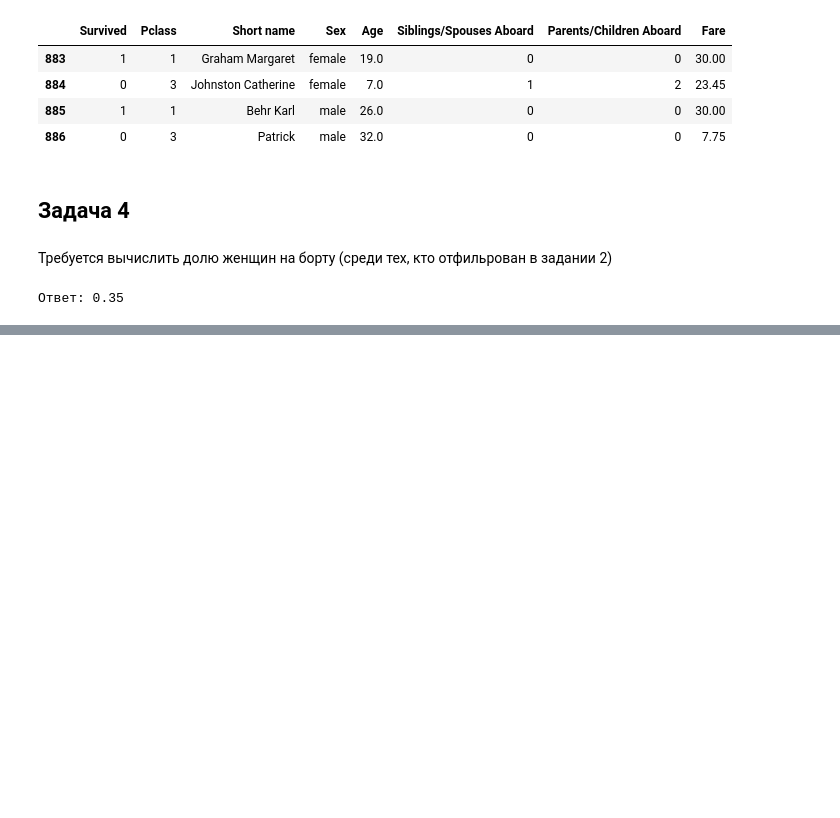
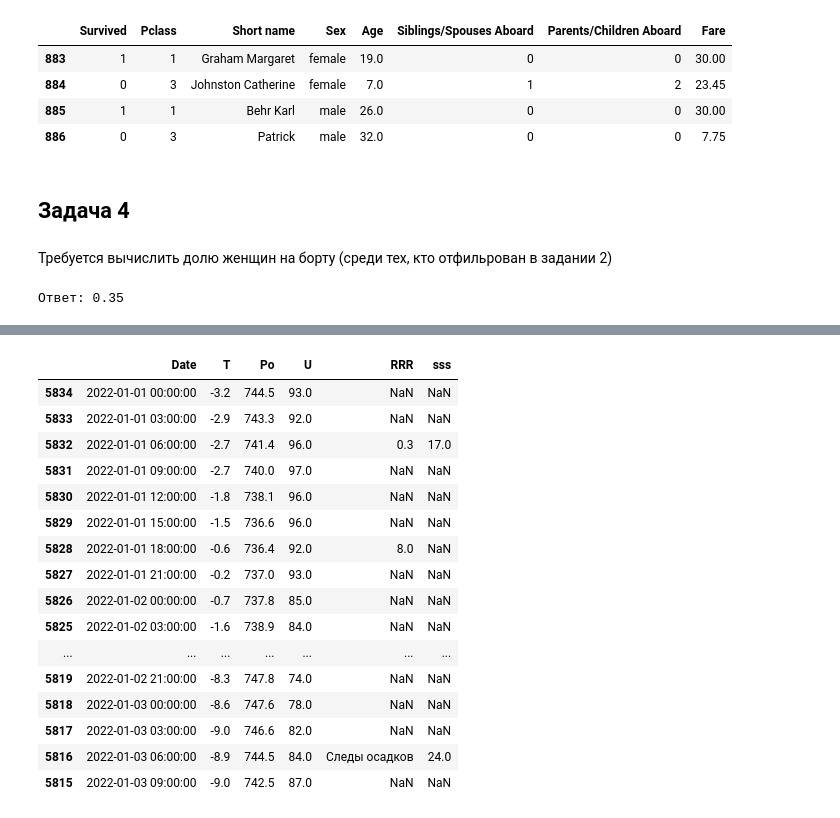
Before and after one commit to J0hnLenin/ADOMO, a Jupyter notebook: Zimin_Andrey_lab_03.ipynb, the cells around one changed output, grey strips where cells are left out. Cells and saved outputs as stored; diff of their text form; code cells hidden in the pictures; blank space fills up the shorter version.

```diff
--- a/Zimin_Andrey_lab_03.ipynb
+++ b/Zimin_Andrey_lab_03.ipynb
@@ -138,0 +189,3 @@ print("Ответ:", round(df[df["Sex"] == "female"].Sex.count() / df.Sex.count(
+# %%
+df = pd.read_csv("Data/weather_Voronezh.csv", comment='#', sep=";", parse_dates=["Местное время в Воронеже"], index_col=False, dayfirst=True).sort_values(["Местное время в Воронеже"])
+df.head()
@@ -138,0 +252,23 @@ print("Ответ:", round(df[df["Sex"] == "female"].Sex.count() / df.Sex.count(
+# %%
+my_cols = {"T", "sss", "Местное время в Воронеже", "Po", "U", "RRR", "T"}
+df = df.drop(columns=list(set(df.columns) - my_cols))
+df = df.rename(columns={"Местное время в Воронеже": "Date"})
+df[:20]
+# %% [output]
+|  | Date | T | Po | U | RRR | sss |
+| 5834 | 2022-01-01 00:00:00 | -3.2 | 744.5 | 93.0 | NaN | NaN |
+| 5833 | 2022-01-01 03:00:00 | -2.9 | 743.3 | 92.0 | NaN | NaN |
+| 5832 | 2022-01-01 06:00:00 | -2.7 | 741.4 | 96.0 | 0.3 | 17.0 |
+| 5831 | 2022-01-01 09:00:00 | -2.7 | 740.0 | 97.0 | NaN | NaN |
+| 5830 | 2022-01-01 12:00:00 | -1.8 | 738.1 | 96.0 | NaN | NaN |
+| 5829 | 2022-01-01 15:00:00 | -1.5 | 736.6 | 96.0 | NaN | NaN |
+| 5828 | 2022-01-01 18:00:00 | -0.6 | 736.4 | 92.0 | 8.0 | NaN |
+| 5827 | 2022-01-01 21:00:00 | -0.2 | 737.0 | 93.0 | NaN | NaN |
+| 5826 | 2022-01-02 00:00:00 | -0.7 | 737.8 | 85.0 | NaN | NaN |
+| 5825 | 2022-01-02 03:00:00 | -1.6 | 738.9 | 84.0 | NaN | NaN |
+| ... | ... | ... | ... | ... | ... | ... |
+| 5819 | 2022-01-02 21:00:00 | -8.3 | 747.8 | 74.0 | NaN | NaN |
+| 5818 | 2022-01-03 00:00:00 | -8.6 | 747.6 | 78.0 | NaN | NaN |
+| 5817 | 2022-01-03 03:00:00 | -9.0 | 746.6 | 82.0 | NaN | NaN |
+| 5816 | 2022-01-03 06:00:00 | -8.9 | 744.5 | 84.0 | Следы осадков | 24.0 |
+| 5815 | 2022-01-03 09:00:00 | -9.0 | 742.5 | 87.0 | NaN | NaN |
```
Also changed, not shown: parts of 24 cells of this notebook, 2 other files.
